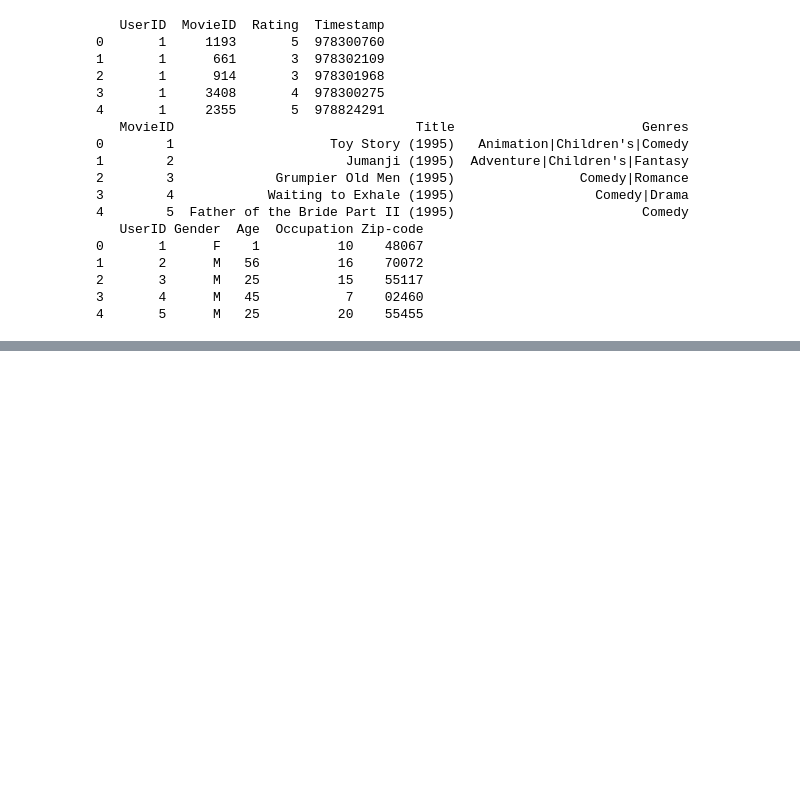
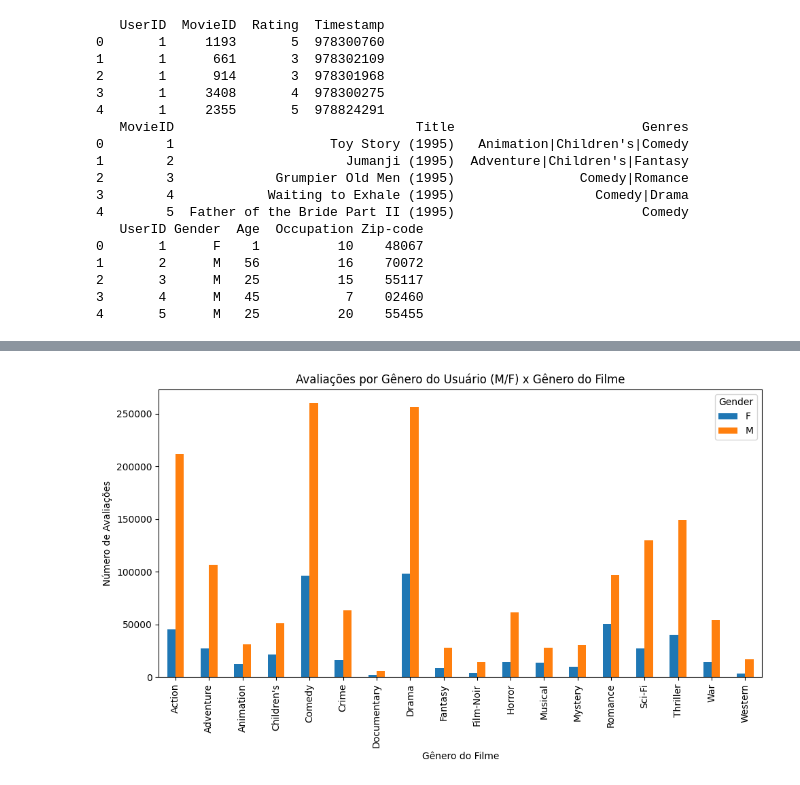
Before and after one commit to viniciusGuerras/pesquisa, a Jupyter notebook: recommendations/model.ipynb, the cells around one changed output, grey strips where cells are left out. Drawn from its saved outputs; the diff is of its cells as text; code cells hidden in the pictures; blank space fills up the shorter version.

```diff
--- a/recommendations/model.ipynb
+++ b/recommendations/model.ipynb
@@ -111,0 +162,5 @@ None
+# %%
+movies_exp = movies_data.copy()
+movies_exp['Genre'] = movies_exp['Genres'].str.split("|")
+movies_exp = movies_exp.explode('Genre')
+movies_exp
@@ -111,0 +181,5 @@ None
+# %%
+mr = ratings_data.merge(movies_exp, on="MovieID")
+mr = mr.merge(users_data[['UserID', 'Gender']], on='UserID')
+genre_by_gender = mr.groupby(['Gender', 'Genre']).size().unstack(fill_value=0)
+genre_by_gender
@@ -111,0 +191,10 @@ None
+# %%
+genre_by_gender.T.plot(kind='bar', figsize=(10,6))
+
+plt.xlabel("Gênero do Filme")
+plt.ylabel("Número de Avaliações")
+plt.title("Avaliações por Gênero do Usuário (M/F) x Gênero do Filme")
+plt.tight_layout()
+plt.show()
+# %% [output]
+[figure, added]
```
Also changed, not shown: parts of 16 cells of this notebook.
